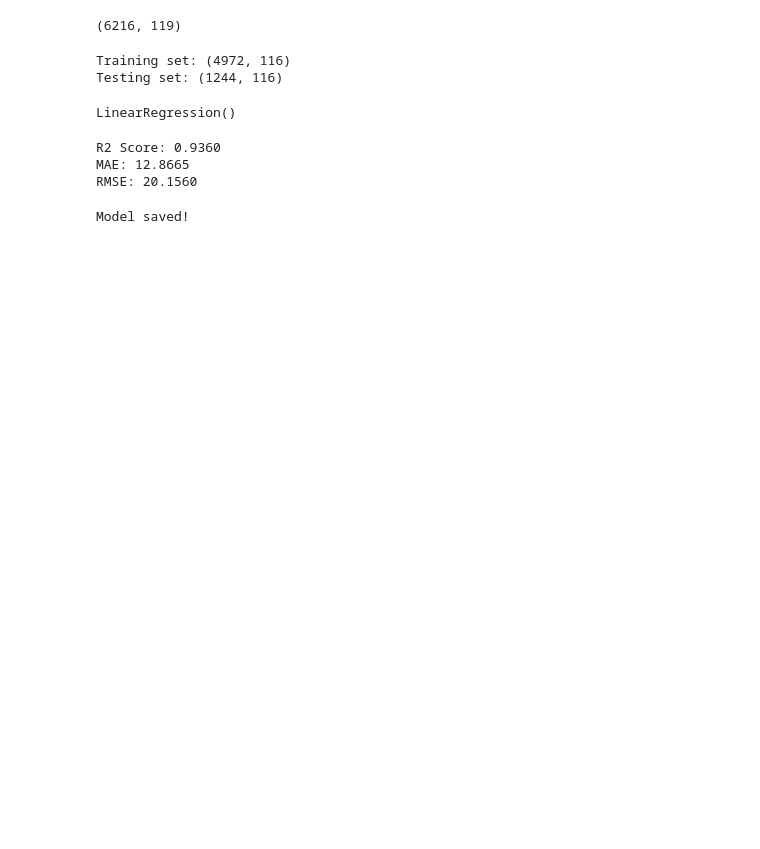
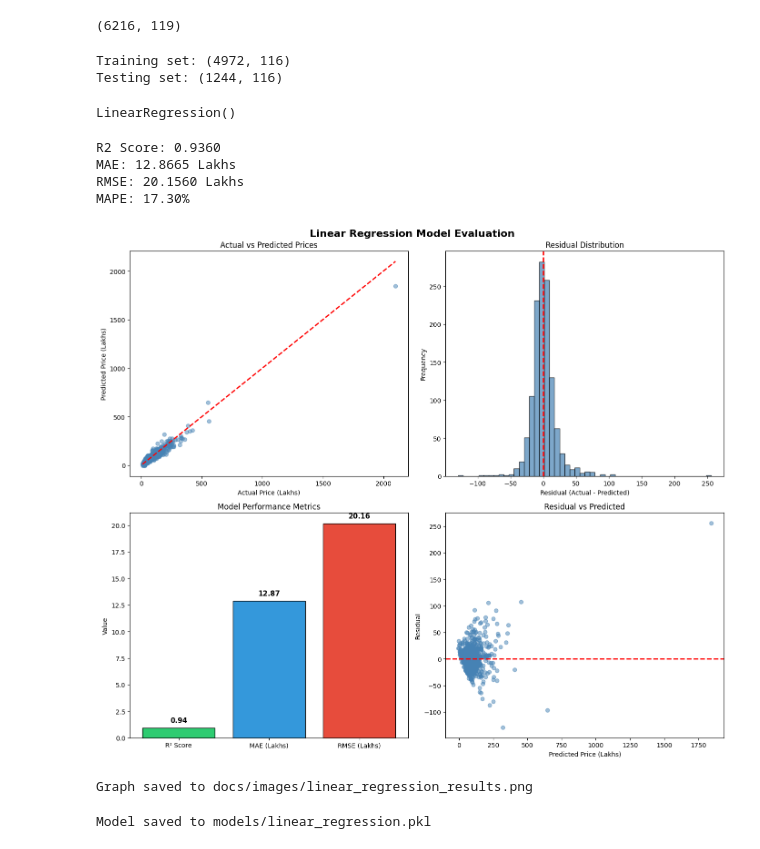
Before and after one commit to Chebaleomkar/real-estate-price-prediction, a Jupyter notebook: notebooks/model_training.ipynb, the cells around one changed output. Cells and saved outputs as stored; diff of their text form; code cells hidden in the pictures; blank space fills up the shorter version.

Commit message:
using Metrics and create graph images and saving

```diff
--- a/notebooks/model_training.ipynb
+++ b/notebooks/model_training.ipynb
@@ -28,16 +30,69 @@ LinearRegression()
 # %%
 y_pred = lr_model.predict(X_test)
 # %%
-print(f"R2 Score: {r2_score(y_test, y_pred):.4f}")
-print(f"MAE: {mean_absolute_error(y_test, y_pred):.4f}")
-print(f"RMSE: {np.sqrt(mean_squared_error(y_test, y_pred)):.4f}")
+r2 = r2_score(y_test, y_pred)
+mae = mean_absolute_error(y_test, y_pred)
+rmse = np.sqrt(mean_squared_error(y_test, y_pred))
+mape = np.mean(np.abs((y_test - y_pred) / y_test)) * 100
+
+print(f"R2 Score: {r2:.4f}")
+print(f"MAE: {mae:.4f} ")
+print(f"RMSE: {rmse:.4f}")
+print(f"MAPE: {mape:.2f}%")
 # %% [output]
 R2 Score: 0.9360
-MAE: 12.8665
-RMSE: 20.1560
+MAE: 12.8665 Lakhs
+RMSE: 20.1560 Lakhs
+MAPE: 17.30%
+# %%
+os.makedirs('../docs/images', exist_ok=True)
+
+fig, axes = plt.subplots(2, 2, figsize=(14, 12))
+
+# 1. Actual vs Predicted
+axes[0, 0].scatter(y_test, y_pred, alpha=0.5, color='steelblue')
+axes[0, 0].plot([y_test.min(), y_test.max()], [y_test.min(), y_test.max()], 'r--', lw=2)
+axes[0, 0].set_xlabel('Actual Price (Lakhs)')
+axes[0, 0].set_ylabel('Predicted Price (Lakhs)')
+axes[0, 0].set_title('Actual vs Predicted Prices')
+
+# 2. Residual Distribution
+residuals = y_test - y_pred
+axes[0, 1].hist(residuals, bins=50, color='steelblue', edgecolor='black', alpha=0.7)
+axes[0, 1].axvline(x=0, color='red', linestyle='--', lw=2)
+axes[0, 1].set_xlabel('Residual (Actual - Predicted)')
+axes[0, 1].set_ylabel('Frequency')
+axes[0, 1].set_title('Residual Distribution')
+
+# 3. Metrics Bar Chart
+metrics = ['R² Score', 'MAE (Lakhs)', 'RMSE (Lakhs)']
+values = [r2, mae, rmse]
+colors = ['#2ecc71', '#3498db', '#e74c3c']
+bars = axes[1, 0].bar(metrics, values, color=colors, edgecolor='black')
+axes[1, 0].set_ylabel('Value')
+axes[1, 0].set_title('Model Performance Metrics')
+for bar, val in zip(bars, values):
+    axes[1, 0].text(bar.get_x() + bar.get_width()/2, bar.get_height() + 0.5, f'{val:.2f}', ha='center', fontsize=11, fontweight='bold')
+
+# 4. Prediction Error Plot
+axes[1, 1].scatter(y_pred, residuals, alpha=0.5, color='steelblue')
+axes[1, 1].axhline(y=0, color='red', linestyle='--', lw=2)
+axes[1, 1].set_xlabel('Predicted Price (Lakhs)')
+axes[1, 1].set_ylabel('Residual')
+axes[1, 1].set_title('Residual vs Predicted')
+
+plt.suptitle('Linear Regression Model Evaluation', fontsize=16, fontweight='bold')
+plt.tight_layout()
+plt.savefig('../docs/images/linear_regression_results.png', dpi=150, bbox_inches='tight')
+plt.show()
+print("Graph saved to docs/images/linear_regression_results.png")
+# %% [output]
+[figure, added]
+Graph saved to docs/images/linear_regression_results.png
 # %%
+os.makedirs('../models', exist_ok=True)
 with open('../models/linear_regression.pkl', 'wb') as f:
     pickle.dump(lr_model, f)
-print("Model saved!")
+print("Model saved to models/linear_regression.pkl")
 # %% [output]
-Model saved!
+Model saved to models/linear_regression.pkl
```
Also changed, not shown: parts of 1 cell of this notebook, 1 other file.
